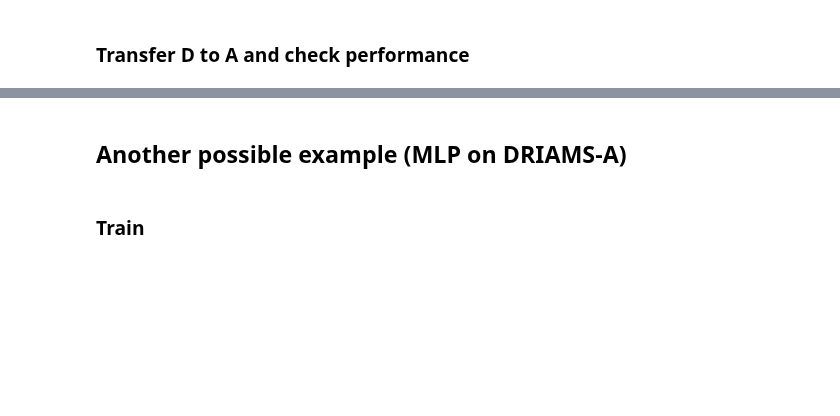
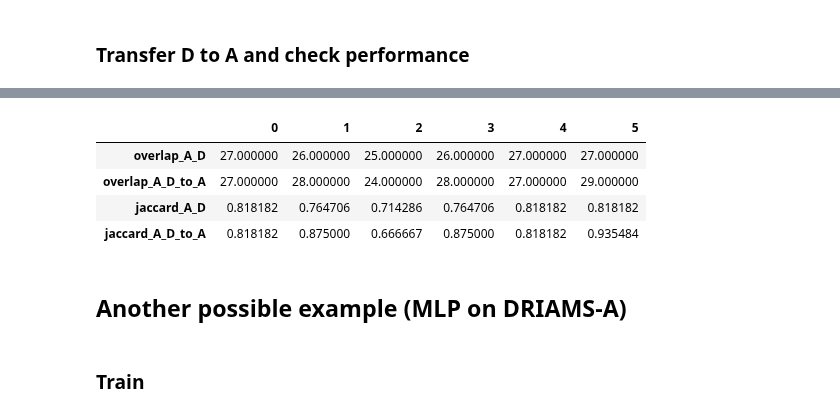
Before and after one commit to alexgaarciia/MALDIAlign, a Jupyter notebook: experiments/notebooks/style_transfer/style_transfer_multidecoder_prior.ipynb, the cells around one changed output, grey strips where cells are left out. Drawn from its saved outputs; the diff is of its cells as text; code cells hidden in the pictures; blank space fills up the shorter version.

```diff
--- a/experiments/notebooks/style_transfer/style_transfer_multidecoder_prior.ipynb
+++ b/experiments/notebooks/style_transfer/style_transfer_multidecoder_prior.ipynb
@@ -667,0 +686,31 @@ Specificity Macro: 0.9883
+# %%
+# Ahora tenemos por cada especie, la importancia media de cada feature para las muestras de testA, testD y DtoA
+# Lo que queremos hacer ahora es ordenarlas
+mean_shap_sorted = {}
+for species, d in mean_shap.items():
+    mean_shap_sorted[species] = {}
+    for key, vec in d.items():
+        # argsort returns the indexes that would sort an array
+        idx = np.argsort(vec)[::-1]
+
+        # meter, para cada especie y media de importancia, el valor y la posicion del orden
+        mean_shap_sorted[species][key] = {
+            "values": vec[idx],
+            "indices": idx
+        }
+# %%
+# Ahora lo que tenemos que hacer es seleccionar un top-K y plotear y calcular intersección
+K = 30
+results = {}
+for species in mean_shap_sorted:
+    # Use sets because val in my_set is an O(1) lookup, whereas val in my_list is O(N)
+    topA = set(mean_shap_sorted[species]["A"]["indices"][:K])
+    topD = set(mean_shap_sorted[species]["D"]["indices"][:K])
+    topDA = set(mean_shap_sorted[species]["D_to_A"]["indices"][:K])
+
+    results[species] = {
+        "overlap_A_D": len(topA & topD),
+        "overlap_A_D_to_A": len(topA & topDA),
+        "jaccard_A_D": len(topA & topD) / len(topA | topD),
+        "jaccard_A_D_to_A": len(topA & topDA) / len(topA | topDA),
+    }
@@ -668,3 +782,12 @@ Specificity Macro: 0.9883
+# %%
+results_dataframe = pd.DataFrame(results)
+results_dataframe
+# %% [output]
+|  | 0 | 1 | 2 | 3 | 4 | 5 |
+| overlap_A_D | 27.000000 | 26.000000 | 25.000000 | 26.000000 | 27.000000 | 27.000000 |
+| overlap_A_D_to_A | 27.000000 | 28.000000 | 24.000000 | 28.000000 | 27.000000 | 29.000000 |
+| jaccard_A_D | 0.818182 | 0.764706 | 0.714286 | 0.764706 | 0.818182 | 0.818182 |
+| jaccard_A_D_to_A | 0.818182 | 0.875000 | 0.666667 | 0.875000 | 0.818182 | 0.935484 |
 # %% [markdown]
 ## Another possible example (MLP on DRIAMS-A)
 # %%
```
Also changed, not shown: parts of 9 cells of this notebook.
